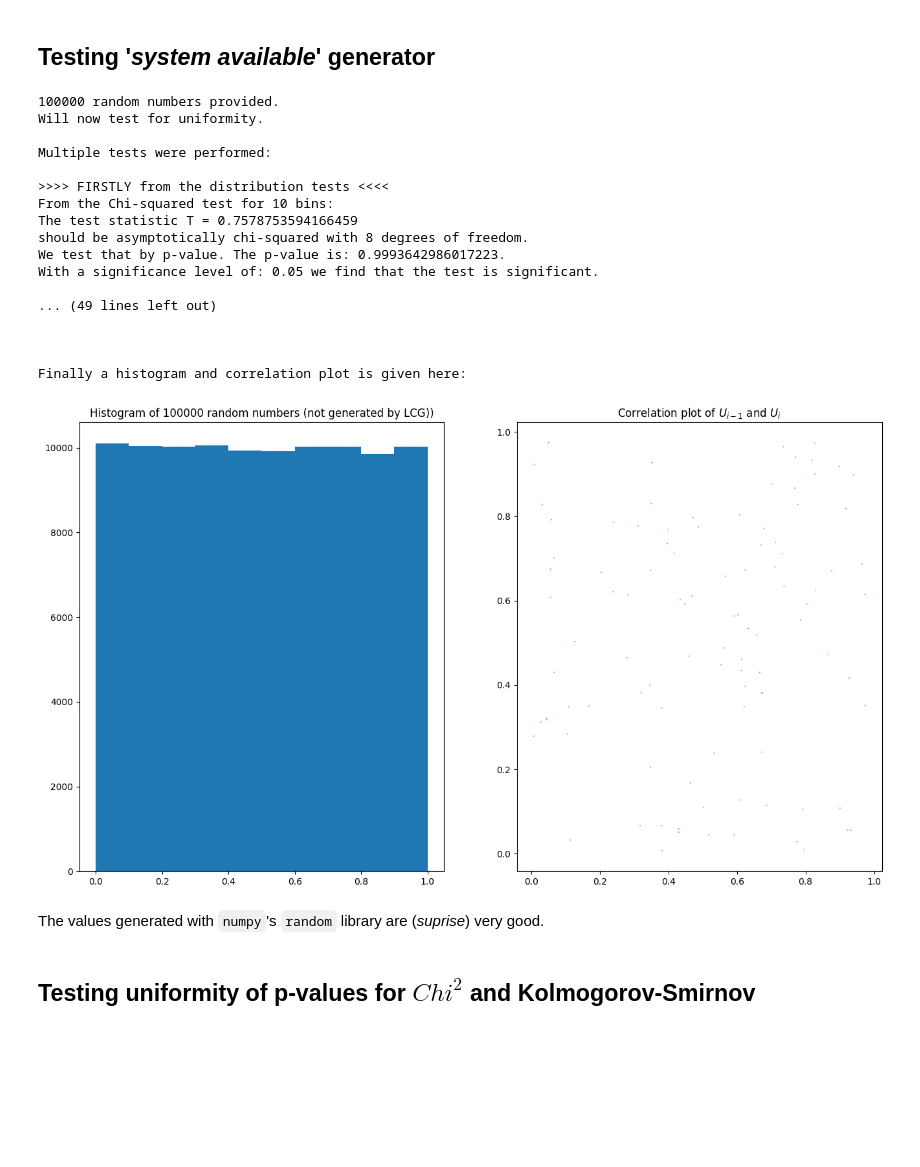
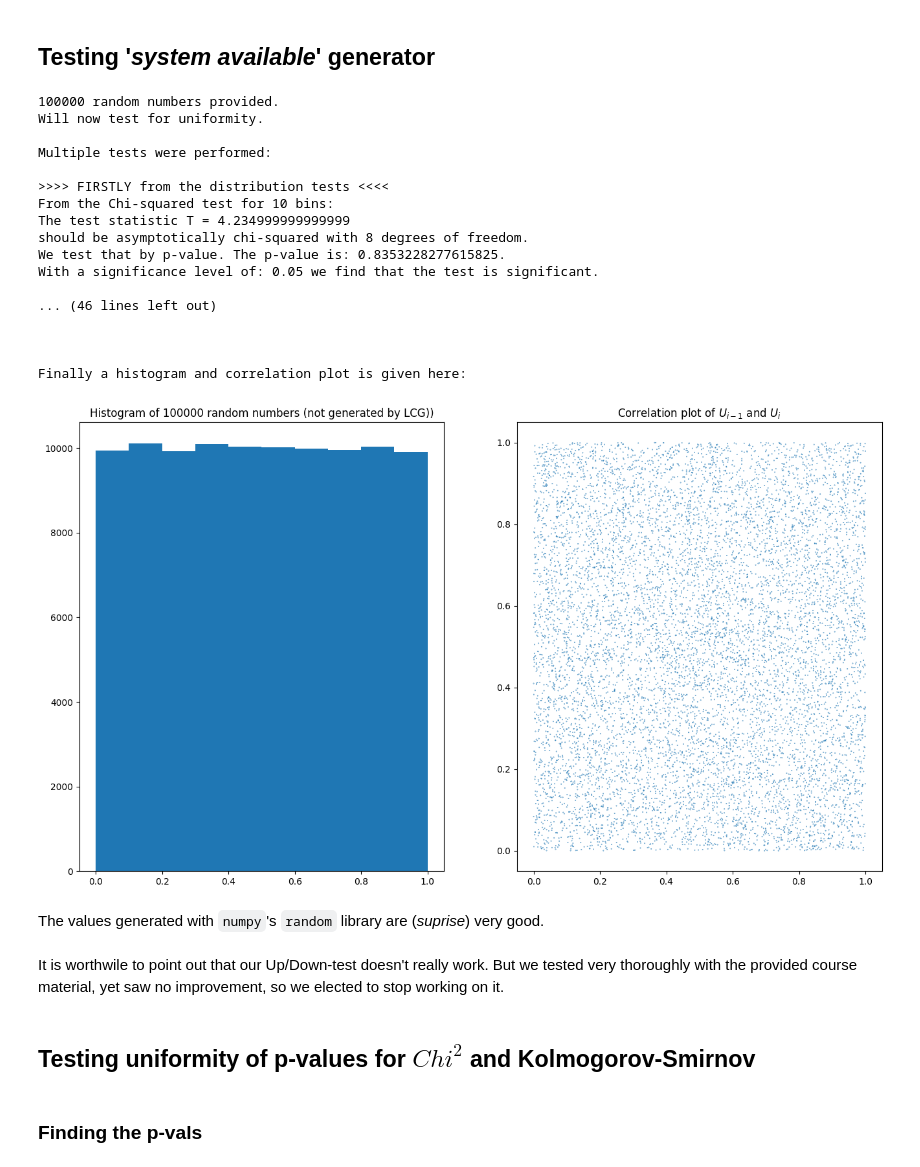
Before and after one commit to WeatherBoy/02443_Code, a Jupyter notebook: ex01.ipynb, the cells around one changed output. Saved outputs shown, nothing was run; the diff lists cells and outputs as text; code cells hidden in the pictures; blank space fills up the shorter version.

```diff
--- a/ex01.ipynb
+++ b/ex01.ipynb
@@ -489,30 +471,34 @@ These are just some nice values that we wanted to include because the look goooo
 ## Testing '*system available*' generator
 # %%
 U = np.random.uniform(0, 1, 10**5)
-chungus_test(U=U, plot=True)
+chungus_test(U=U, plot=True, num_scatter_points=10**4)
 # %% [output]
 100000 random numbers provided.
 Will now test for uniformity.
 
 Multiple tests were performed:
 
 >>>> FIRSTLY from the distribution tests <<<<
 From the Chi-squared test for 10 bins:
-The test statistic T = 0.7578753594166459
+The test statistic T = 4.234999999999999
 should be asymptotically chi-squared with 8 degrees of freedom.
-We test that by p-value. The p-value is: 0.9993642986017223.
+We test that by p-value. The p-value is: 0.8353228277615825.
 With a significance level of: 0.05 we find that the test is significant.
 
-... (49 lines left out)
+... (46 lines left out)
 
 
 
 Finally a histogram and correlation plot is given here:
-[figure, old version]
+[figure, new version]
 # %% [markdown]
 The values generated with `numpy`'s `random` library are (*suprise*) very good.
+# %% [markdown]
+It is worthwile to point out that our Up/Down-test doesn't really work. But we tested very thoroughly with the provided course material, yet saw no improvement, so we elected to stop working on it.
 # %% [markdown]
 ## Testing uniformity of p-values for $Chi^2$ and Kolmogorov-Smirnov
+# %% [markdown]
+### Finding the p-vals
 # %%
 import os
 
```
Also changed, not shown: parts of 20 cells of this notebook, 4 other files.
